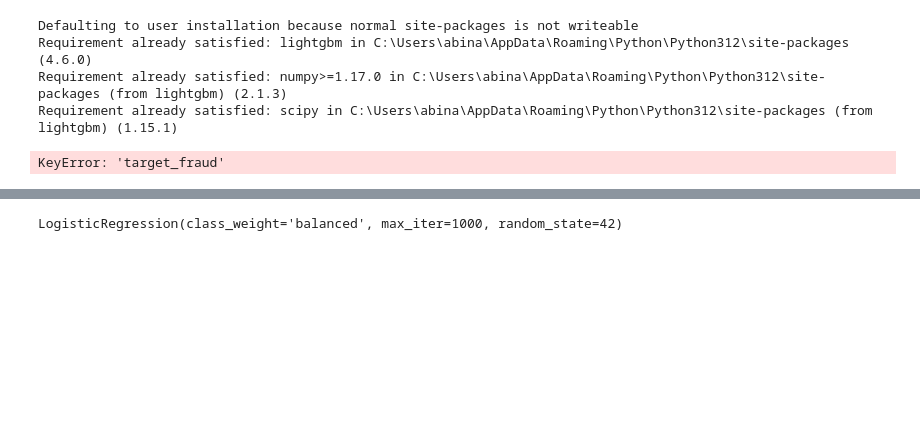
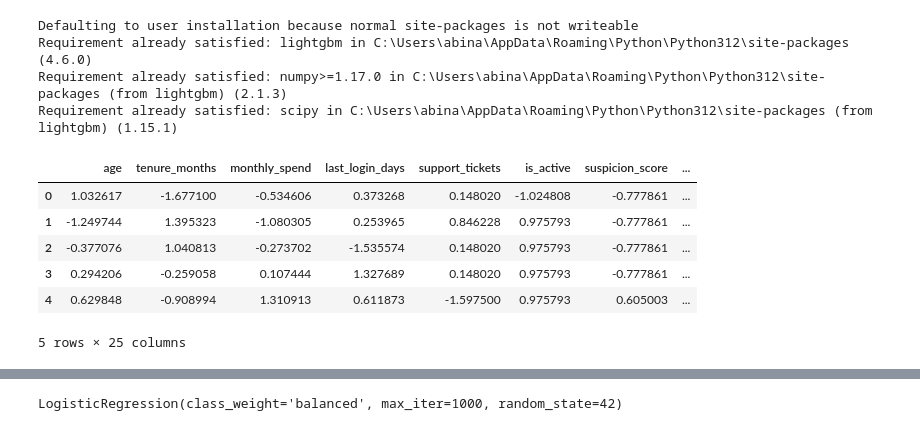
Before and after one commit to Amirthagenius/Multi-Layered-Behavioral-Fraud-Detection, a Jupyter notebook: 03_model_training.ipynb, the cells around one changed output, grey strips where cells are left out. Drawn from its saved outputs; the diff is of its cells as text; code cells hidden in the pictures; blank space fills up the shorter version.

```diff
--- a/03_model_training.ipynb
+++ b/03_model_training.ipynb
@@ -47,5 +47,16 @@ test = pd.read_csv("D:\\Multi-Layered-Behavioral-Fraud-Detection-main\\feature_e
+# %%
+train.head()
+# %% [output]
+|  | age | tenure_months | monthly_spend | last_login_days | support_tickets | is_active | suspicion_score | ... |
+| 0 | 1.032617 | -1.677100 | -0.534606 | 0.373268 | 0.148020 | -1.024808 | -0.777861 | ... |
+| 1 | -1.249744 | 1.395323 | -1.080305 | 0.253965 | 0.846228 | 0.975793 | -0.777861 | ... |
+| 2 | -0.377076 | 1.040813 | -0.273702 | -1.535574 | 0.148020 | 0.975793 | -0.777861 | ... |
+| 3 | 0.294206 | -0.259058 | 0.107444 | 1.327689 | 0.148020 | 0.975793 | -0.777861 | ... |
+| 4 | 0.629848 | -0.908994 | 1.310913 | 0.611873 | -1.597500 | 0.975793 | 0.605003 | ... |
+5 rows × 25 columns
 # %%
-y = train["target_fraud"]
-X = train.drop(['target_fraud'], axis = 1)
+y_train = train["target_fraud"]
+X_train = train.drop(['target_fraud'], axis = 1)
+
+y_val = test["target_fraud"]
+X_val = test.drop(['target_fraud'], axis = 1)
-# %% [output]
-KeyError: 'target_fraud'
```
Also changed, not shown: parts of 29 cells of this notebook, 20 other files.
